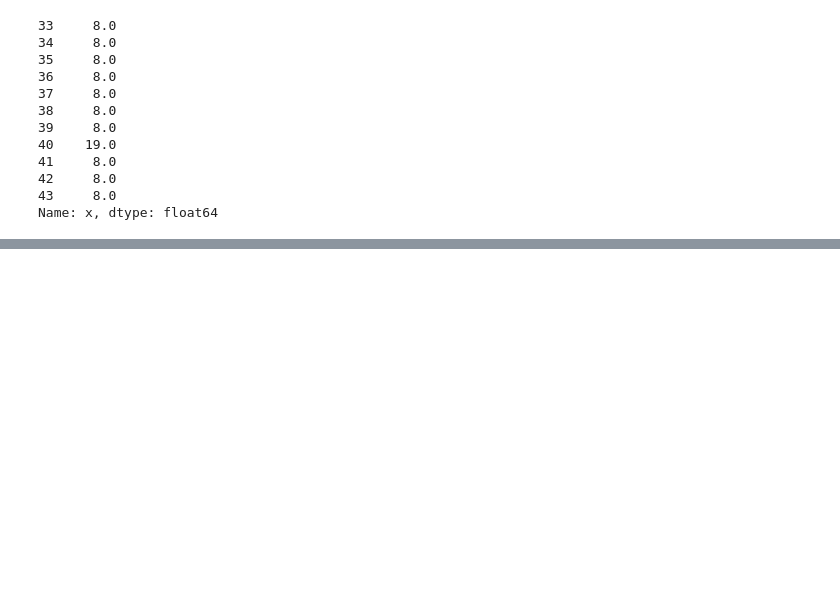
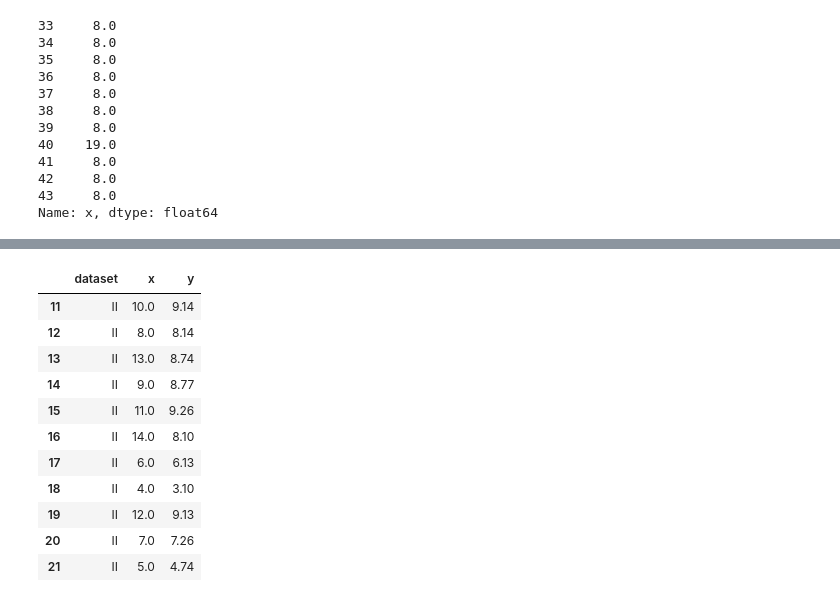
Before and after one commit to NurseQ/Fundamentals-of-Data-Analysis-Assignment-2018, a Jupyter notebook: Anscombe's Quartet .ipynb, the cells around one changed output, grey strips where cells are left out. Cells and saved outputs as stored; diff of their text form; code cells hidden in the pictures; blank space fills up the shorter version.

```diff
--- a/Anscombe's Quartet .ipynb
+++ b/Anscombe's Quartet .ipynb
@@ -115,0 +191,16 @@ Name: x, dtype: float64
+# %%
+b = df1.loc[df1.loc[:,'dataset']=='II']
+b
+# %% [output]
+|  | dataset | x | y |
+| 11 | II | 10.0 | 9.14 |
+| 12 | II | 8.0 | 8.14 |
+| 13 | II | 13.0 | 8.74 |
+| 14 | II | 9.0 | 8.77 |
+| 15 | II | 11.0 | 9.26 |
+| 16 | II | 14.0 | 8.10 |
+| 17 | II | 6.0 | 6.13 |
+| 18 | II | 4.0 | 3.10 |
+| 19 | II | 12.0 | 9.13 |
+| 20 | II | 7.0 | 7.26 |
+| 21 | II | 5.0 | 4.74 |
```
Also changed, not shown: parts of 13 cells of this notebook.
